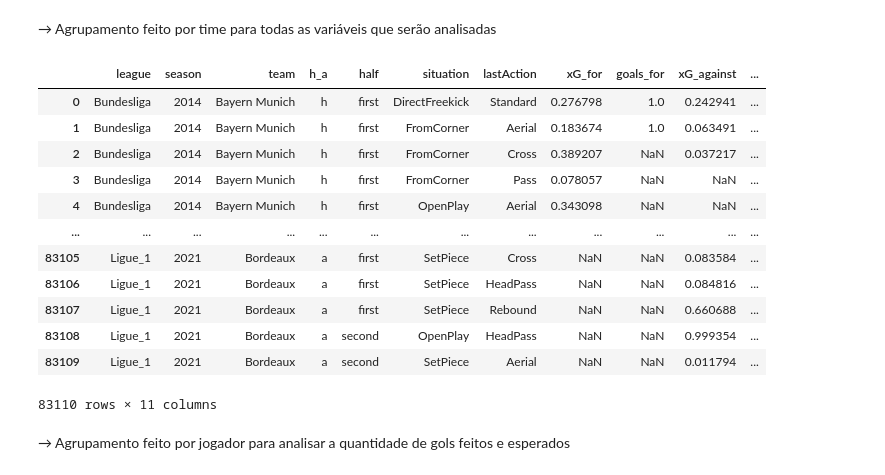
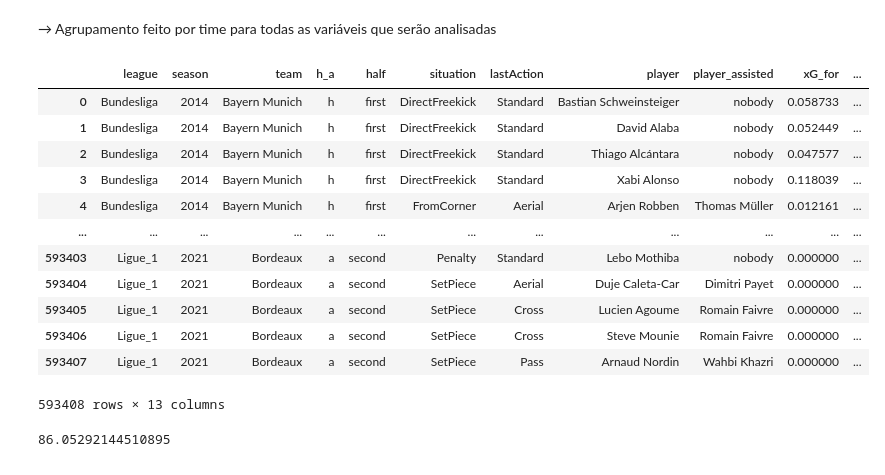
Before and after one commit to GabrielArai/TCC, a Jupyter notebook: notebooks/2-aed.ipynb, the cells around one changed output. Cells and saved outputs as stored; diff of their text form; code cells hidden in the pictures.

Commit message:
adição de players no agrupado

```diff
--- a/notebooks/2-aed.ipynb
+++ b/notebooks/2-aed.ipynb
@@ -529,87 +529,105 @@ for l in leagues:
             # Goals for Home
             df_h_goals_for = df_goal[(df_goal.player_team == t)&(df_goal.h_a == 'h')]
             df_h_goals_for = df_h_goals_for.groupby([
-                'league','season','player_team','h_a','half','situation','lastAction'])["result"].count().reset_index()
+                'league','season','player_team','h_a','half','situation','lastAction',
+                'player','player_assisted'])["result"].count().reset_index()
             #df_h_goals_for['h_a'] = 'h'
 
             # Goals for Away
             df_a_goals_for = df_goal[(df_goal.player_team == t)&(df_goal.h_a == 'a')]
             df_a_goals_for = df_a_goals_for.groupby([
-                'league','season','player_team','h_a','half','situation','lastAction'])["result"].count().reset_index()
+                'league','season','player_team','h_a','half','situation','lastAction',
+                'player','player_assisted'])["result"].count().reset_index()
             #df_a_goals_for['h_a'] = 'a'
             df_goals_for = pd.concat([df_h_goals_for, df_a_goals_for], ignore_index=True)
 
             # xGs for Home
             df_h_xg_for = df_xgs[(df_xgs.player_team == t)&(df_xgs.h_a == 'h')]
             df_h_xg_for = df_h_xg_for.groupby([
-                'league','season','player_team','h_a','half','situation','lastAction'])["xG"].sum().reset_index()
+                'league','season','player_team','h_a','half','situation','lastAction',
+                'player','player_assisted'])["xG"].sum().reset_index()
             #df_h_xg_for['h_a'] = 'h'
 
             # xGs for Away
             df_a_xg_for = df_xgs[(df_xgs.player_team == t)&(df_xgs.h_a == 'a')]
             df_a_xg_for = df_a_xg_for.groupby([
-                'league','season','player_team','h_a','half','situation','lastAction'])["xG"].sum().reset_index()
+                'league','season','player_team','h_a','half','situation','lastAction',
+                'player','player_assisted'])["xG"].sum().reset_index()
             #df_a_xg_for['h_a'] = 'a'
             df_xg_for = pd.concat([df_h_xg_for, df_a_xg_for], ignore_index=True)
 
             df_merge_for = df_xg_for.merge(df_goals_for, how='left', on=[
-                'league','season','player_team','h_a','half','situation','lastAction'])
+                'league','season','player_team','h_a','half','situation','lastAction',
+                'player','player_assisted'])
             all_dfs_for.append(df_merge_for)
 
             # Goals against Home
             df_h_goals_against = df_goal[(df_goal.opponent_team == t)&(df_goal.h_a == 'h')]
             df_h_goals_against = df_h_goals_against.groupby([
-                'league','season','opponent_team','h_a','half','situation','lastAction'])["result"].count().reset_index()
+                'league','season','opponent_team','h_a','half','situation','lastAction',
+                'player','player_assisted'])["result"].count().reset_index()
             #df_h_goals_against['h_a'] = 'h'
 
             # Goals against Away
             df_a_goals_against = df_goal[(df_goal.opponent_team == t)&(df_goal.h_a == 'a')]
             df_a_goals_against = df_a_goals_against.groupby([
-                'league','season','opponent_team','h_a','half','situation','lastAction'])["result"].count().reset_index()
+                'league','season','opponent_team','h_a','half','situation','lastAction',
+                'player','player_assisted'])["result"].count().reset_index()
             #df_a_goals_against['h_a'] = 'a'
 
             df_goals_against = pd.concat([df_h_goals_against, df_a_goals_against], ignore_index=True)
 
             # xGs against Home
             df_h_xgs_against = df_xgs[(df_xgs.opponent_team == t)&(df_xgs.h_a == 'h')]
             df_h_xgs_against = df_h_xgs_against.groupby([
-                'league','season','opponent_team','h_a','half','situation','lastAction'])["xG"].sum().reset_index()
+                'league','season','opponent_team','h_a','half','situation','lastAction',
+                'player','player_assisted'])["xG"].sum().reset_index()
             #df_h_xgs_against['h_a'] = 'h'
 
             # xGs against Away
             df_a_xgs_against = df_xgs[(df_xgs.opponent_team == t)&(df_xgs.h_a == 'a')]
             df_a_xgs_against = df_a_xgs_against.groupby([
-                'league','season','opponent_team','h_a','half','situation','lastAction'])["xG"].sum().reset_index()
+                'league','season','opponent_team','h_a','half','situation','lastAction',
+                'player','player_assisted'])["xG"].sum().reset_index()
             #df_a_xgs_against['h_a'] = 'a'
 
             df_xgs_against = pd.concat([df_h_xgs_against, df_a_xgs_against], ignore_index=True)
 
             df_merge_against = df_xgs_against.merge(df_goals_against, how='left', on=[
-                'league','season','opponent_team','h_a','half','situation','lastAction'])
+                'league','season','opponent_team','h_a','half','situation','lastAction',
+                'player','player_assisted'])
             all_dfs_against.append(df_merge_against)
 
 df_for = pd.concat(all_dfs_for)
 df_for = df_for.rename(columns={'player_team': 'team', 'result': 'goals_for','xG': 'xG_for'})
 df_against = pd.concat(all_dfs_against)
 df_against = df_against.rename(columns={'opponent_team': 'team', 'result': 'goals_against','xG': 'xG_against'})
 df_clean = df_for.merge(df_against, how = 'outer', on=[
-    'league','season','team','h_a','half','situation','lastAction'])
+    'league','season','team','h_a','half','situation','lastAction','player','player_assisted'])
+df_clean = df_clean.fillna(0)
 df_clean
 # %% [output]
-|  | league | season | team | h_a | half | situation | lastAction | xG_for | goals_for | xG_against | ... |
-| 0 | Bundesliga | 2014 | Bayern Munich | h | first | DirectFreekick | Standard | 0.276798 | 1.0 | 0.242941 | ... |
-| 1 | Bundesliga | 2014 | Bayern Munich | h | first | FromCorner | Aerial | 0.183674 | 1.0 | 0.063491 | ... |
-| 2 | Bundesliga | 2014 | Bayern Munich | h | first | FromCorner | Cross | 0.389207 | NaN | 0.037217 | ... |
-| 3 | Bundesliga | 2014 | Bayern Munich | h | first | FromCorner | Pass | 0.078057 | NaN | NaN | ... |
-| 4 | Bundesliga | 2014 | Bayern Munich | h | first | OpenPlay | Aerial | 0.343098 | NaN | NaN | ... |
+|  | league | season | team | h_a | half | situation | lastAction | player | player_assisted | xG_for | ... |
+| 0 | Bundesliga | 2014 | Bayern Munich | h | first | DirectFreekick | Standard | Bastian Schweinsteiger | nobody | 0.058733 | ... |
+| 1 | Bundesliga | 2014 | Bayern Munich | h | first | DirectFreekick | Standard | David Alaba | nobody | 0.052449 | ... |
+| 2 | Bundesliga | 2014 | Bayern Munich | h | first | DirectFreekick | Standard | Thiago Alcántara | nobody | 0.047577 | ... |
+| 3 | Bundesliga | 2014 | Bayern Munich | h | first | DirectFreekick | Standard | Xabi Alonso | nobody | 0.118039 | ... |
+| 4 | Bundesliga | 2014 | Bayern Munich | h | first | FromCorner | Aerial | Arjen Robben | Thomas Müller | 0.012161 | ... |
 | ... | ... | ... | ... | ... | ... | ... | ... | ... | ... | ... | ... |
-| 83105 | Ligue_1 | 2021 | Bordeaux | a | first | SetPiece | Cross | NaN | NaN | 0.083584 | ... |
-| 83106 | Ligue_1 | 2021 | Bordeaux | a | first | SetPiece | HeadPass | NaN | NaN | 0.084816 | ... |
-| 83107 | Ligue_1 | 2021 | Bordeaux | a | first | SetPiece | Rebound | NaN | NaN | 0.660688 | ... |
-| 83108 | Ligue_1 | 2021 | Bordeaux | a | second | OpenPlay | HeadPass | NaN | NaN | 0.999354 | ... |
-| 83109 | Ligue_1 | 2021 | Bordeaux | a | second | SetPiece | Aerial | NaN | NaN | 0.011794 | ... |
+| 593403 | Ligue_1 | 2021 | Bordeaux | a | second | Penalty | Standard | Lebo Mothiba | nobody | 0.000000 | ... |
+| 593404 | Ligue_1 | 2021 | Bordeaux | a | second | SetPiece | Aerial | Duje Caleta-Car | Dimitri Payet | 0.000000 | ... |
+| 593405 | Ligue_1 | 2021 | Bordeaux | a | second | SetPiece | Cross | Lucien Agoume | Romain Faivre | 0.000000 | ... |
+| 593406 | Ligue_1 | 2021 | Bordeaux | a | second | SetPiece | Cross | Steve Mounie | Romain Faivre | 0.000000 | ... |
+| 593407 | Ligue_1 | 2021 | Bordeaux | a | second | SetPiece | Pass | Arnaud Nordin | Wahbi Khazri | 0.000000 | ... |
-83110 rows × 11 columns
+593408 rows × 13 columns
+# %%
+test1 = df_clean[(df_clean.league == 'Bundesliga')&
+                      (df_clean.season == 2019)&
+                      (df_clean.team == 'Bayern Munich')]
+
+soma_agrup = sum(test1.xG_for.values)
+soma_agrup
+# %% [output]
+86.05292144510895
 # %%
 df_clean.to_csv('../data/processed/agrupado.csv', decimal=',', index=False)
-# %% [markdown]
-→ Agrupamento feito por jogador para analisar a quantidade de gols feitos e esperados
```
Also changed, not shown: parts of 5 cells of this notebook, 1 other file.
